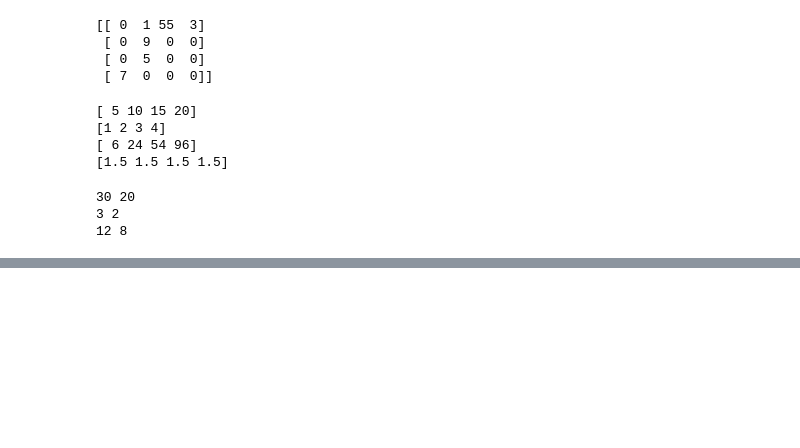
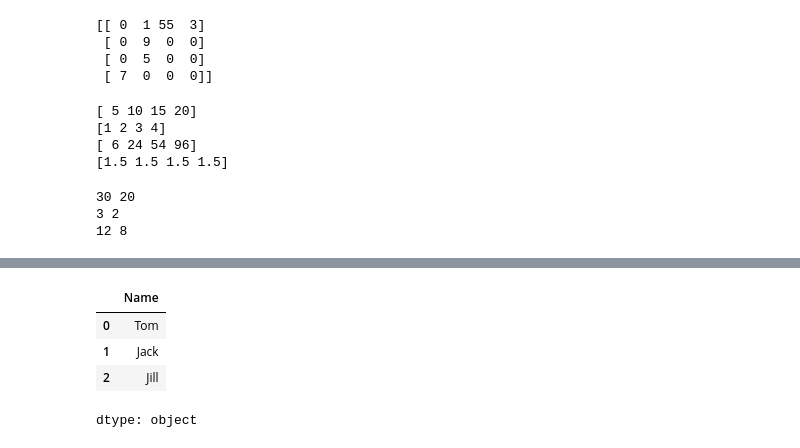
Before and after one commit to tangannbelang/machineLearningTimedoor, a Jupyter notebook: Python_for_data_science.ipynb, the cells around one changed output, grey strips where cells are left out. Saved outputs shown, nothing was run; the diff lists cells and outputs as text; code cells hidden in the pictures; blank space fills up the shorter version.

```diff
--- a/Python_for_data_science.ipynb
+++ b/Python_for_data_science.ipynb
@@ -747,0 +831,8 @@ print(c.max(), d.max())
+# %%
+data_student['Name']
+# %% [output]
+|  | Name |
+| 0 | Tom |
+| 1 | Jack |
+| 2 | Jill |
+dtype: object
```
Also changed, not shown: parts of 13 cells of this notebook.
